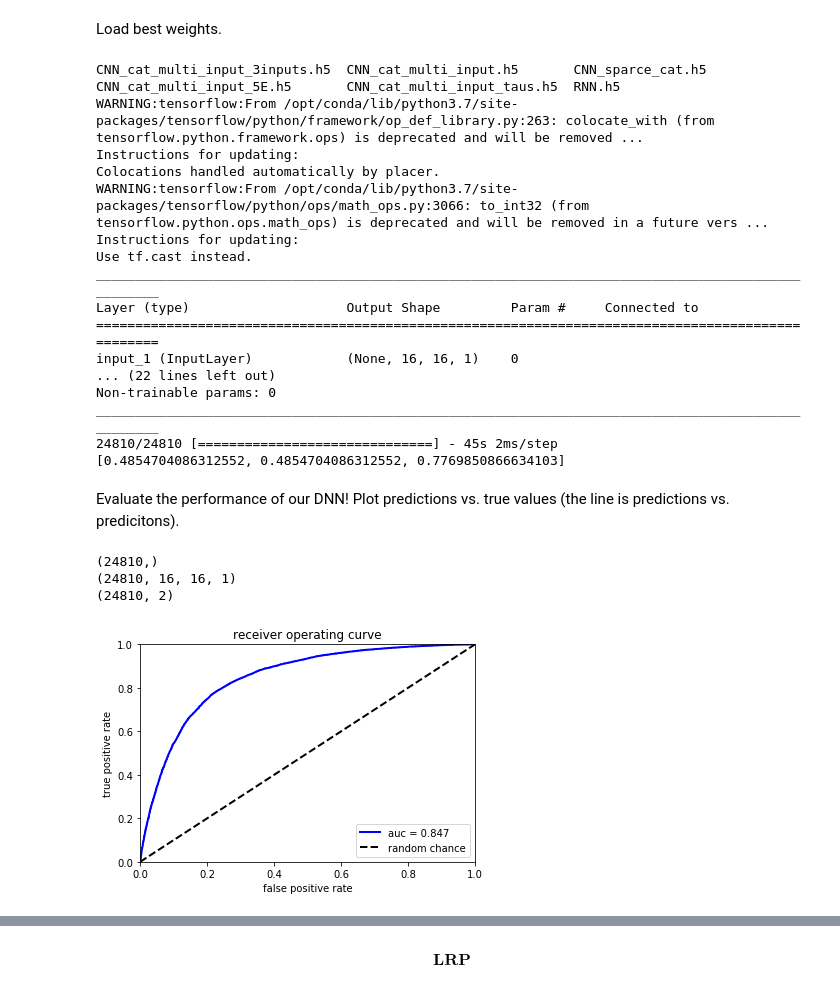
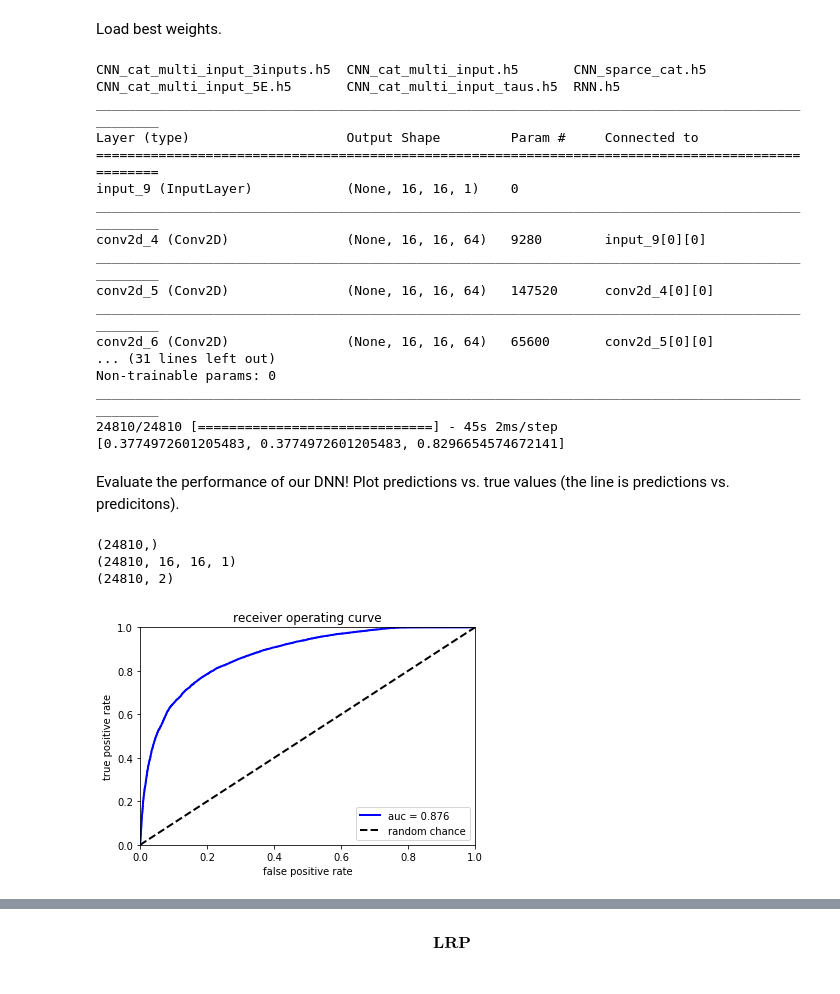
Before and after one commit to mdmorris/CNNsimple, a Jupyter notebook: CNN_sparse_classifier.ipynb, the cells around one changed output, grey strips where cells are left out. Cells and saved outputs as stored; diff of their text form; code cells hidden in the pictures.

Commit message:
neutral hadron, lepton, photon multiplicity added

```diff
--- a/CNN_sparse_classifier.ipynb
+++ b/CNN_sparse_classifier.ipynb
@@ -314,13 +436,44 @@ example_batch = trainimages[::300]
 example_labels = trainlabels[::300]
 example_taus = traintaus[::300]
 example_mults = trainmults[::300]
-print(example_taus.shape)
+example_neutMults = trainNeutMults[::300]
+example_phoMults = trainPhoMults[::300]
+example_eleMults = trainEleMults[::300]
+example_muMults = trainMuMults[::300]
+
 print(example_batch.shape)
 print(example_mults.shape)
+print(example_neutMults.shape)
+print(example_muMults.shape)
+print(example_labels.shape)
 
+example_variables = [example_batch,
+                     example_taus,
+                     example_mults,
+                     example_neutMults,
+                     example_phoMults,
+                     example_eleMults,
+                     example_muMults]
 
-example_result = circleCNN.predict(x = [example_batch, example_taus])
-results = circleCNN.evaluate(x = [example_batch, example_taus], y = example_labels)
+train_variables = [trainimages, traintaus,
+                   trainmults,
+                   trainNeutMults,
+                   trainPhoMults,
+                   trainEleMults,
+                   trainMuMults
+                  ]
+
+test_variables = [testimages,
+                   testtaus,
+                   testmults,
+                   testNeutMults,
+                   testPhoMults,
+                   testEleMults,
+                   testMuMults
+                  ]
+
+example_result = circleCNN.predict(x = example_variables)
+results = circleCNN.evaluate(x = example_variables, y = example_labels)
 print(example_result)
 # print(results)
 # %% [output]
@@ -429,57 +581,56 @@ Now make a plot that shows the pregression of accuracy through each training epo
 Load best weights.
 # %%
 !ls model
-best_model = keras.models.load_model('model/CNN_cat_multi_input_taus.h5')
+best_model = keras.models.load_model('model/CNN_cat_multi_input.h5')
 best_model.summary()
-#results = best_model.evaluate([testimages, testtaus, testmults], testlabels)
-results = best_model.evaluate([testimages, testtaus], testlabels)
+results = best_model.evaluate(test_variables, testlabels)
 print(results)
 # %% [output]
 CNN_cat_multi_input_3inputs.h5  CNN_cat_multi_input.h5       CNN_sparce_cat.h5
 CNN_cat_multi_input_5E.h5       CNN_cat_multi_input_taus.h5  RNN.h5
-WARNING:tensorflow:From /opt/conda/lib/python3.7/site-packages/tensorflow/python/framework/op_def_library.py:263: colocate_with (from tensorflow.python.framework.ops) is deprecated and will be removed ...
-Instructions for updating:
-Colocations handled automatically by placer.
-WARNING:tensorflow:From /opt/conda/lib/python3.7/site-packages/tensorflow/python/ops/math_ops.py:3066: to_int32 (from tensorflow.python.ops.math_ops) is deprecated and will be removed in a future vers ...
-Instructions for updating:
-Use tf.cast instead.
 __________________________________________________________________________________________________
 Layer (type)                    Output Shape         Param #     Connected to
 ==================================================================================================
-input_1 (InputLayer)            (None, 16, 16, 1)    0
-... (22 lines left out)
+input_9 (InputLayer)            (None, 16, 16, 1)    0
+__________________________________________________________________________________________________
+conv2d_4 (Conv2D)               (None, 16, 16, 64)   9280        input_9[0][0]
+__________________________________________________________________________________________________
+conv2d_5 (Conv2D)               (None, 16, 16, 64)   147520      conv2d_4[0][0]
+__________________________________________________________________________________________________
+conv2d_6 (Conv2D)               (None, 16, 16, 64)   65600       conv2d_5[0][0]
+... (31 lines left out)
 Non-trainable params: 0
 __________________________________________________________________________________________________
 24810/24810 [==============================] - 45s 2ms/step
-[0.4854704086312552, 0.4854704086312552, 0.7769850866634103]
+[0.3774972601205483, 0.3774972601205483, 0.8296654574672141]
 # %% [markdown]
 Evaluate the performance of our DNN! Plot predictions vs. true values (the line is predictions vs. predicitons).
 # %%
 # Plot ROC
 
 print(testtaus.shape)
 print(testimages.shape)
 print(testlabels.shape)
 
 #predict = best_model.predict([testimages, testtaus, testmults])
-predict = best_model.predict([testimages, testtaus])
+predict = best_model.predict(test_variables)
 from sklearn.metrics import roc_curve, auc
 fpr, tpr, thresholds = roc_curve(testlabels[:,0], predict[:,0])
 roc_auc = auc(fpr, tpr)
 plt.plot(fpr, tpr, lw=2, color='b', label='auc = %.3f' % (roc_auc))
 plt.plot([0, 1], [0, 1], linestyle='--', lw=2, color='k', label='random chance')
 plt.xlim([0, 1.0])
 plt.ylim([0, 1.0])
 plt.xlabel('false positive rate')
 plt.ylabel('true positive rate')
 plt.title('receiver operating curve')
 plt.legend(loc="lower right")
 plt.show()
 # %% [output]
 (24810,)
 (24810, 16, 16, 1)
 (24810, 2)
-[figure, old version]
+[figure, new version]
 # %%
 indqcd = np.argwhere(testlabels[:,1] == 0)
 ind1  = np.where(testlabels[:,1] == 1)
```
Also changed, not shown: parts of 9 cells of this notebook.
